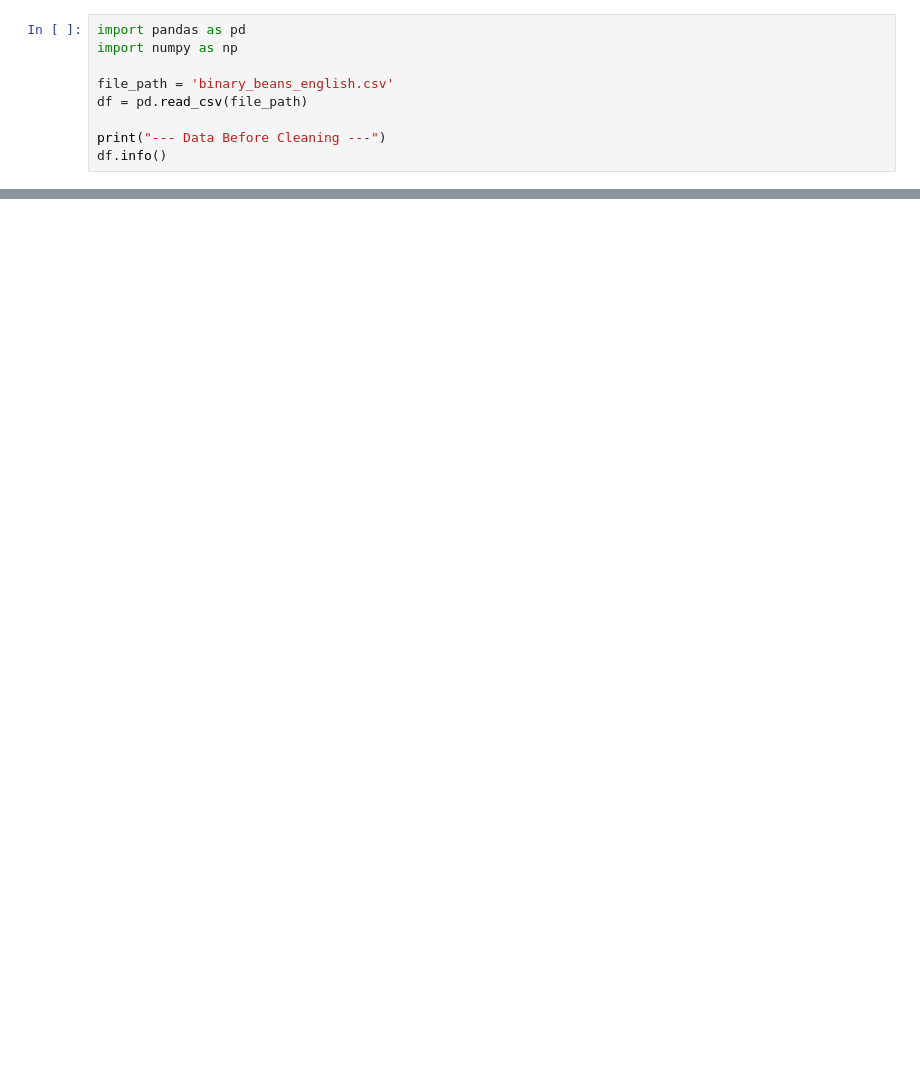
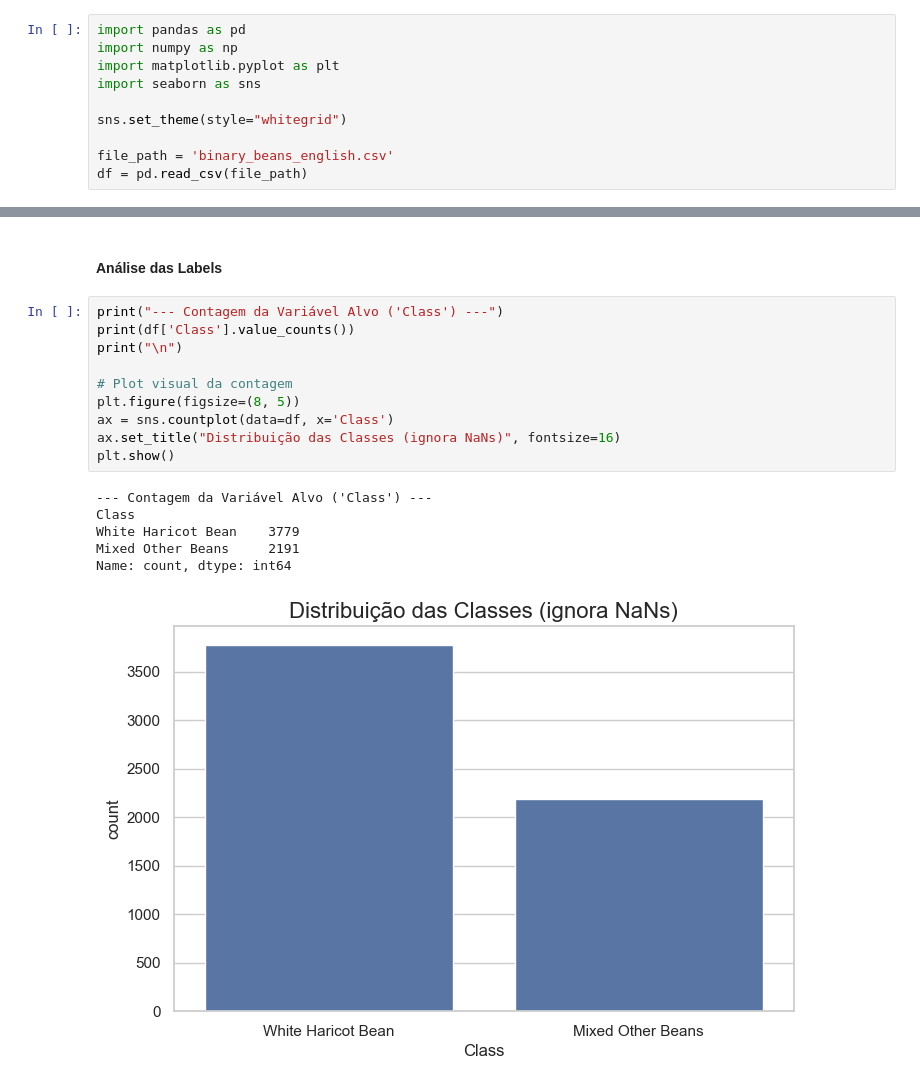
Before and after one commit to tomasgferreira06/ML_Challenge1, a Jupyter notebook: proj.ipynb, the cells around one changed output, grey strips where cells are left out. Drawn from its saved outputs; the diff is of its cells as text; blank space fills up the shorter version.

```diff
--- a/proj.ipynb
+++ b/proj.ipynb
@@ -3,9 +3,10 @@
 # %%
 import pandas as pd
 import numpy as np
+import matplotlib.pyplot as plt
+import seaborn as sns
+
+sns.set_theme(style="whitegrid")
 
 file_path = 'binary_beans_english.csv'
 df = pd.read_csv(file_path)
-
-print("--- Data Before Cleaning ---")
-df.info()
@@ -43,0 +34,19 @@ Tamanho do Dataset após remover linhas com valores em falta: 5810
+# %% [markdown]
+#### Análise das Labels
+# %%
+print("--- Contagem da Variável Alvo ('Class') ---")
+print(df['Class'].value_counts())
+print("\n")
+
+# Plot visual da contagem
+plt.figure(figsize=(8, 5))
+ax = sns.countplot(data=df, x='Class')
+ax.set_title("Distribuição das Classes (ignora NaNs)", fontsize=16)
+plt.show()
+# %% [output]
+--- Contagem da Variável Alvo ('Class') ---
+Class
+White Haricot Bean    3779
+Mixed Other Beans     2191
+Name: count, dtype: int64
+[figure, added]
```
Also changed, not shown: parts of 20 cells of this notebook, 1 other file.
